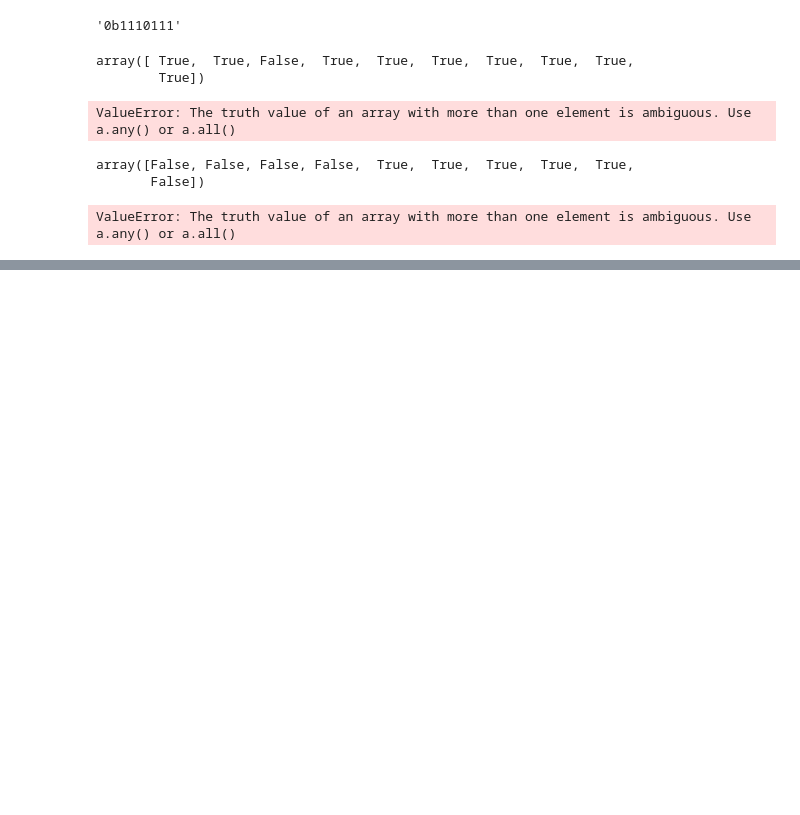
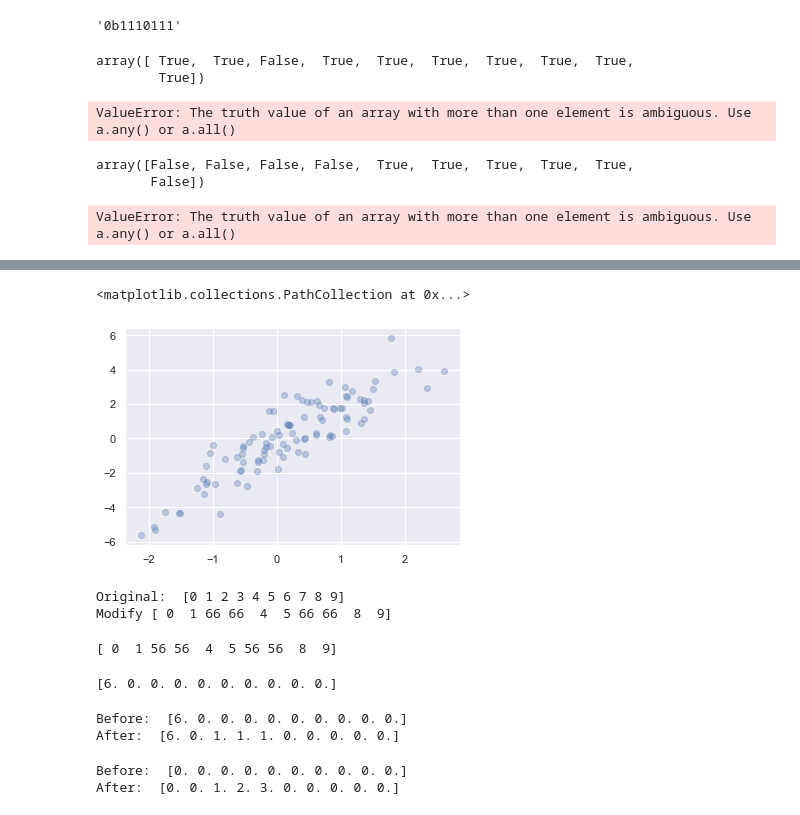
Before and after one commit to chwang12341/Book, a Jupyter notebook: Python-Data-Science-Handbook-Personal-Note/NumPy/NumPy#1.ipynb, the cells around one changed output, grey strips where cells are left out. Cells and saved outputs as stored; diff of their text form; code cells hidden in the pictures; blank space fills up the shorter version.

```diff
--- a/Python-Data-Science-Handbook-Personal-Note/NumPy/NumPy#1.ipynb
+++ b/Python-Data-Science-Handbook-Personal-Note/NumPy/NumPy#1.ipynb
@@ -728,0 +850,12 @@ ValueError: The truth value of an array with more than one element is ambiguous.
+# %%
+## 高級索引應用: 使用高級索引來選擇20個隨機點，方法是先構建一個索引數組，裡面的索引值不重復，接下來使用這個數組來選擇點
+
+## 隨機選擇20個數據點
+indices = np.random.choice(x.shape[0], 20, replace = False)
+print('Index:', indices)
+
+## 根據隨機出來的20個索引，找到對應數據集的元素值
+## 高級索引方式 Fancy Indexing
+selection = x[indices]
+print('Selected Data', selection)
+print('Shape: ', selection.shape)
@@ -728,0 +880,52 @@ ValueError: The truth value of an array with more than one element is ambiguous.
+# %%
+## 視覺化
+
+## 原數聚集
+plt.scatter(x[:, 0], x[:, 1], alpha = 0.3)
+
+## 隨機選擇的20個元素值
+plt.scatter(selection[:, 0], selection[:, 1], facecolor = 'none', s = 200)
+# %% [output]
+<matplotlib.collections.PathCollection at 0x...>
+[figure, added]
+# %%
+## 創建一個數組
+x = np.arange(10)
+print('Original: ', x)
+
+## 將第3,4,7,8位置修改成66
+i = np.array([2,3,6,7])
+x[i] = 66
+print('Modify', x)
+# %% [output]
+Original:  [0 1 2 3 4 5 6 7 8 9]
+Modify [ 0  1 66 66  4  5 66 66  8  9]
+# %%
+## 將第3,4,7,8位置減10
+x[i] -= 10
+print(x)
+# %% [output]
+[ 0  1 56 56  4  5 56 56  8  9]
+# %%
+x = np.zeros(10)
+x[[0, 0]] = [4, 6]
+print(x)
+# %% [output]
+[6. 0. 0. 0. 0. 0. 0. 0. 0. 0.]
+# %%
+print('Before: ', x)
+i = [2, 3, 3, 4, 4, 4]
+x[i] += 1
+print('After: ', x)
+# %% [output]
+Before:  [6. 0. 0. 0. 0. 0. 0. 0. 0. 0.]
+After:  [6. 0. 1. 1. 1. 0. 0. 0. 0. 0.]
+# %%
+x = np.zeros(10)
+print('Before: ', x)
+i = [2, 3, 3, 4, 4, 4]
+np.add.at(x, i, 1)
+print('After: ', x)
+# %% [output]
+Before:  [0. 0. 0. 0. 0. 0. 0. 0. 0. 0.]
+After:  [0. 0. 1. 2. 3. 0. 0. 0. 0. 0.]
```
Also changed, not shown: parts of 28 cells of this notebook, 6 other files.
